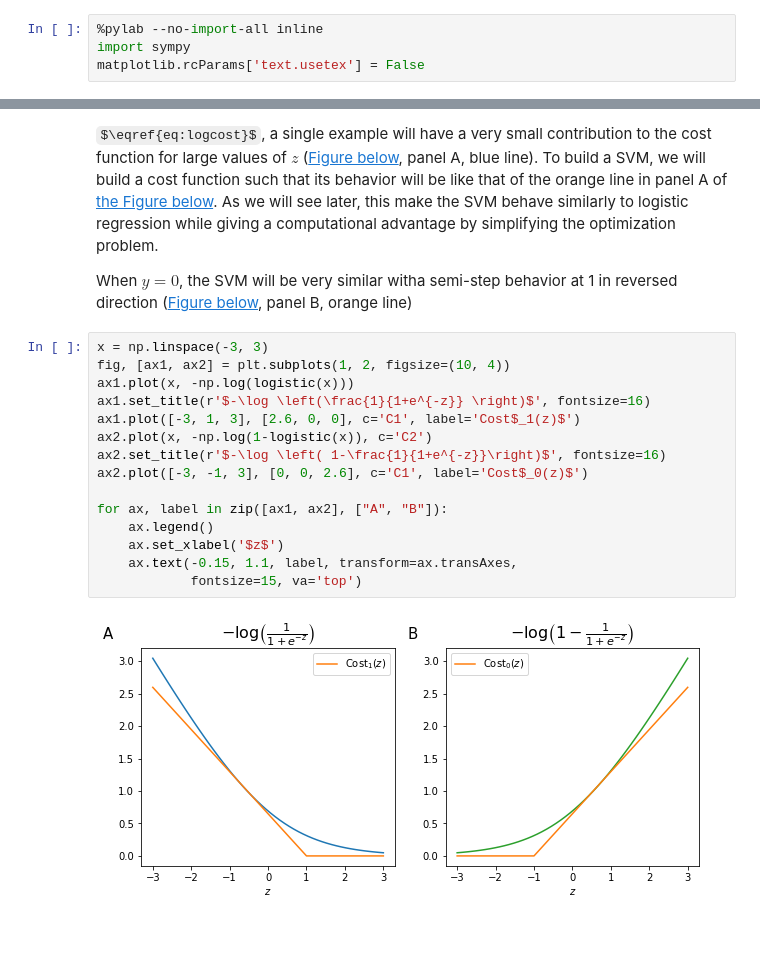
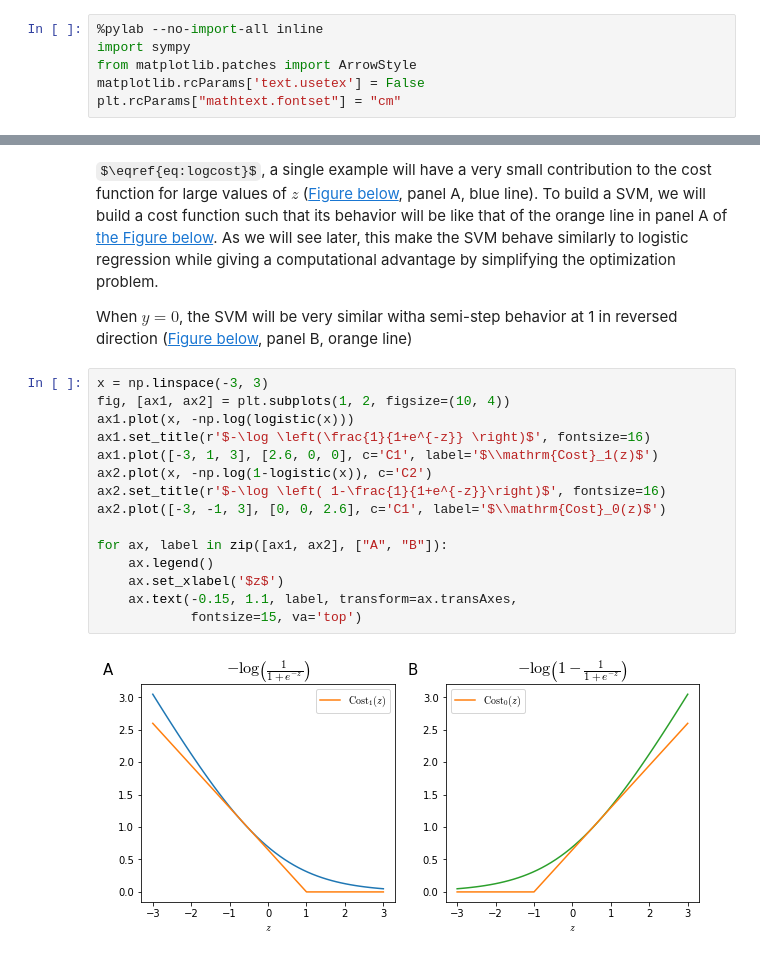
Before and after one commit to marnec/ML, a Jupyter notebook: ML-20-LargemarginClassification.ipynb, the cells around one changed output, grey strips where cells are left out. Saved outputs shown, nothing was run; the diff lists cells and outputs as text; some formulas as TeX source.

```diff
--- a/ML-20-LargemarginClassification.ipynb
+++ b/ML-20-LargemarginClassification.ipynb
@@ -10,7 +10,9 @@ comments: true
 # %%
 %pylab --no-import-all inline
 import sympy
+from matplotlib.patches import ArrowStyle
 matplotlib.rcParams['text.usetex'] = False
+plt.rcParams["mathtext.fontset"] = "cm"
 # %% [output]
 Populating the interactive namespace from numpy and matplotlib
 # %% [markdown]
@@ -58,20 +60,20 @@ When $y=0$, the SVM will be very similar witha semi-step behavior at 1 in revers
 # %%
 x = np.linspace(-3, 3)
 fig, [ax1, ax2] = plt.subplots(1, 2, figsize=(10, 4))
 ax1.plot(x, -np.log(logistic(x)))
 ax1.set_title(r'$-\log \left(\frac{1}{1+e^{-z}} \right)$', fontsize=16)
-ax1.plot([-3, 1, 3], [2.6, 0, 0], c='C1', label='Cost$_1(z)$')
+ax1.plot([-3, 1, 3], [2.6, 0, 0], c='C1', label='$\\mathrm{Cost}_1(z)$')
 ax2.plot(x, -np.log(1-logistic(x)), c='C2')
 ax2.set_title(r'$-\log \left( 1-\frac{1}{1+e^{-z}}\right)$', fontsize=16)
-ax2.plot([-3, -1, 3], [0, 0, 2.6], c='C1', label='Cost$_0(z)$')
+ax2.plot([-3, -1, 3], [0, 0, 2.6], c='C1', label='$\\mathrm{Cost}_0(z)$')
 
 for ax, label in zip([ax1, ax2], ["A", "B"]):
     ax.legend()
     ax.set_xlabel('$z$')
     ax.text(-0.15, 1.1, label, transform=ax.transAxes,
             fontsize=15, va='top')
 # %% [output]
-[figure, old version]
+[figure, new version]
 # %% [markdown]
 <i id="costterms">Cost term for a single example in logistic regression as a function of $z$ in the cases of $y=1$ (A, blue) and $y=0$ (B); and their versions in an SVM (A, B, orange lines).</i>
 
```
Also changed, not shown: parts of 9 cells of this notebook, 5 other files.
